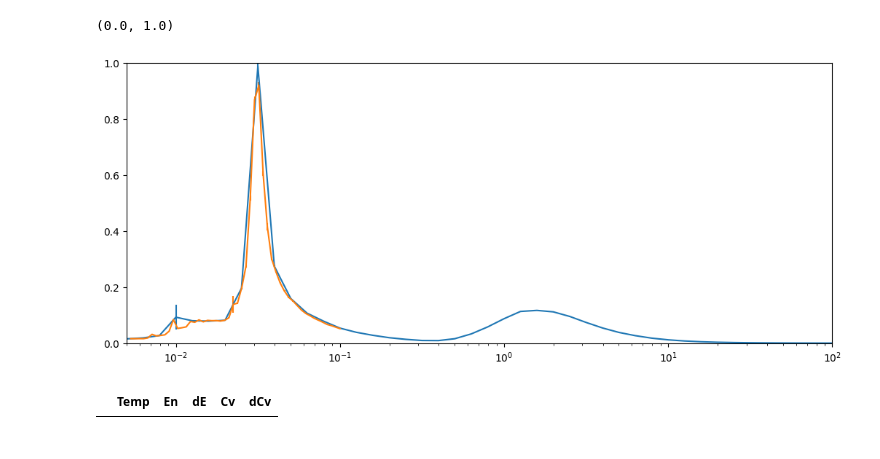
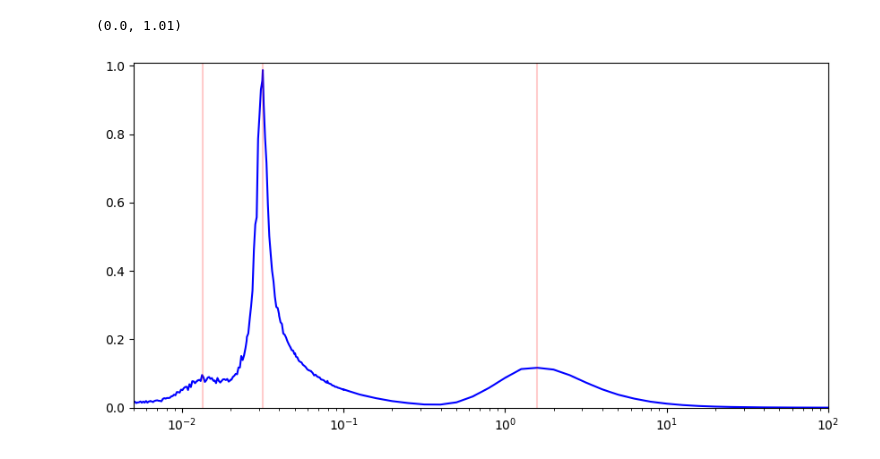
Before and after one commit to DaviphysicUFMG/analise_vertices, a Jupyter notebook: notebooks/teste_com_pandas.ipynb, the cells around one changed output. Saved outputs shown, nothing was run; the diff lists cells and outputs as text; code cells hidden in the pictures.

```diff
--- a/notebooks/teste_com_pandas.ipynb
+++ b/notebooks/teste_com_pandas.ipynb
@@ -247,0 +175,9 @@ energia2.head()
+# %%
+energia00 = pd.read_csv('energia00.csv', sep='\s+')
+energia00a = pd.read_csv('energia00a.csv', sep='\s+')
+energia15 = pd.read_csv('energia15.csv', sep='\s+')
+energia15a = pd.read_csv('energia15a.csv', sep='\s+')
+energia30 = pd.read_csv('energia30.csv', sep='\s+')
+energia30a = pd.read_csv('energia30a.csv', sep='\s+')
+energia90 = pd.read_csv('energia90.csv', sep='\s+')
+energia90a = pd.read_csv('energia90a.csv', sep='\s+')
@@ -247,0 +193,3 @@ energia2.head()
+# %%
+energia00['Temp0'] = energia00['Temp']/5
+energia00.head()
@@ -247,0 +203,6 @@ energia2.head()
+# %%
+dfteste = pd.concat([energia00, energia00a], axis=0)
+dfteste = dfteste.sort_values(by='Temp').reset_index()
+dfteste = dfteste.drop(['index'], axis=1)
+dfteste = dfteste.drop([43]).reset_index()
+dfteste = dfteste.drop(['index'], axis=1)
@@ -248,15 +455,15 @@ energia2.head()
 # %%
-plt.figure(figsize=(12.5, 5))
+plt.figure(figsize=(10, 5))
+# plt.errorbar(dfteste.Temp/5, dfteste.Cv, yerr=dfteste.dCv, fmt='.', label="$\\theta = 0º$", c='b')
+plt.plot(dfteste.Temp/5, dfteste.Cv, label="$\\theta = 0º$", c='b')
+plt.xscale('log')
 
-plt.errorbar(energia.Temp/5, energia.Cv, yerr=energia.dCv)
-plt.errorbar(energia2.Temp/5, energia2.Cv, yerr=energia2.dCv)
-plt.xscale("log")
-plt.xlim(0.005,100)
-plt.ylim(0,1)
+plt.vlines(1.584893, 0, 1.01, alpha=0.2, color='r')
+plt.vlines(0.031623, 0, 1.01, alpha=0.2, color='r')
+plt.vlines(0.013500, 0, 1.01, alpha=0.2, color='r')
+
+plt.xlim(0.005, 100)
+plt.ylim(0, 1.01)
 # %% [output]
-(0.0, 1.0)
+(0.0, 1.01)
-[figure, old version]
+[figure, new version]
-# %%
-energia.c(energia2)
-# %% [output]
-|  | Temp | En | dE | Cv | dCv |
```
Also changed, not shown: parts of 64 cells of this notebook, 17 other files.
